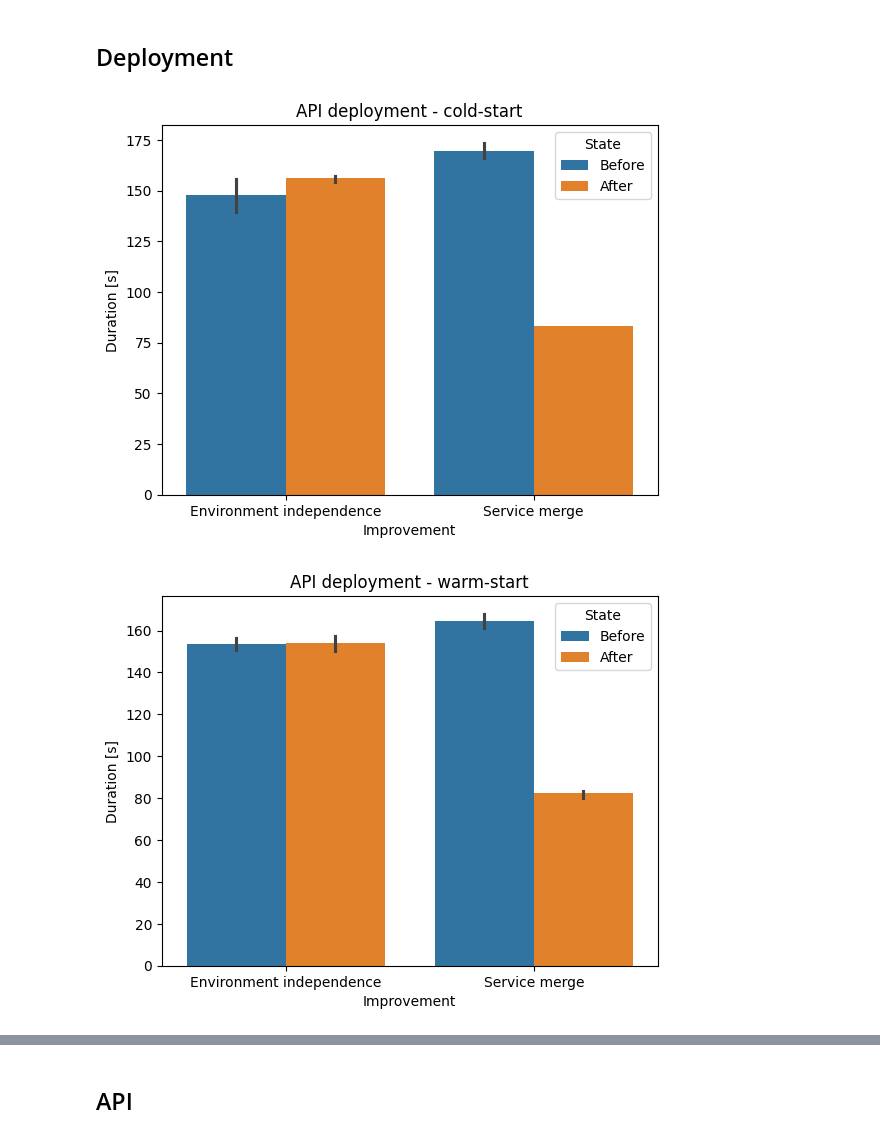
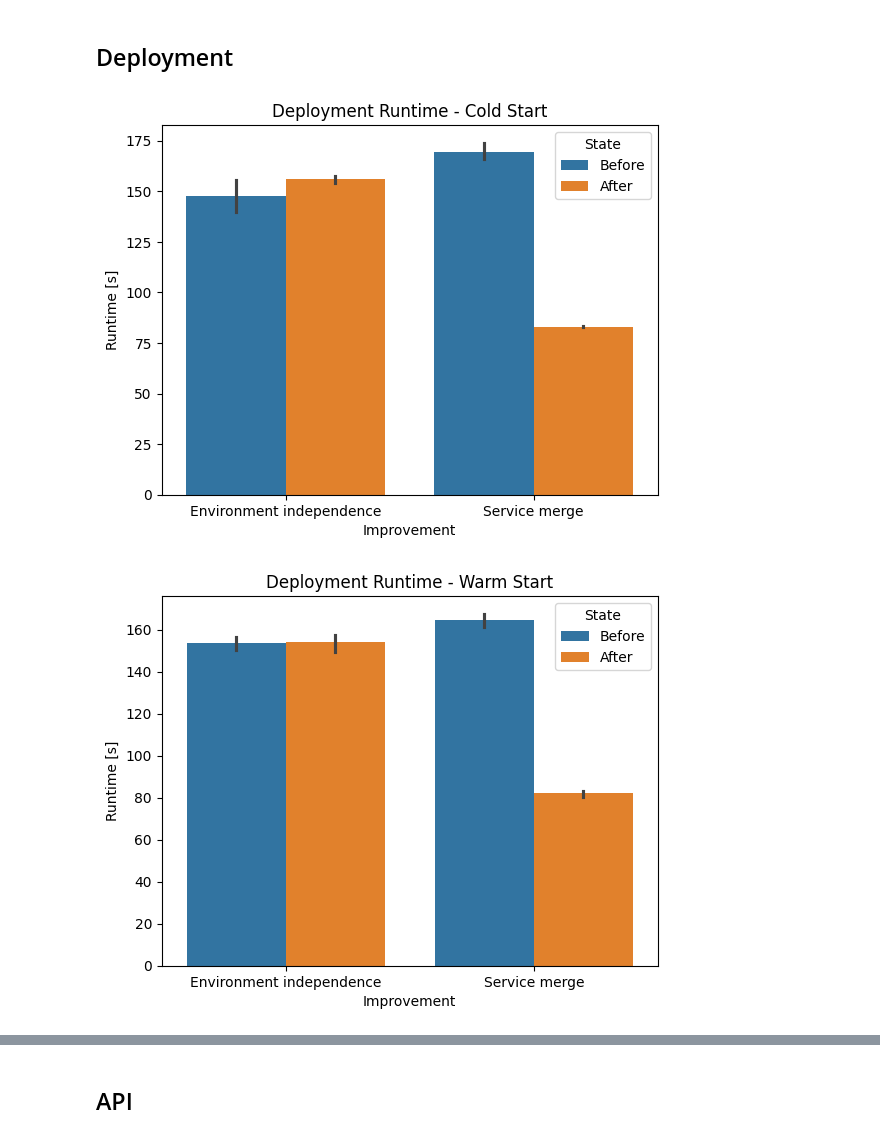
Before and after one commit to tobiasgrantner/bachelors-thesis-notebooks, a Jupyter notebook: runtime/2_visualization.ipynb, the cells around one changed output, grey strips where cells are left out. Drawn from its saved outputs; the diff is of its cells as text; code cells hidden in the pictures.

```diff
--- a/runtime/2_visualization.ipynb
+++ b/runtime/2_visualization.ipynb
@@ -40,20 +40,20 @@ deployment_actions = ["cold-start", "warm-start", "stop", "remove"]
 # %%
 for deployment_action in deployment_actions:
     data = concat_results(
         action=deployment_action,
         states=states,
         directory=DATA_DIR,
     )
     sns.barplot(
         data=data,
         x="Improvement",
         y="Duration",
         hue="State",
     )
-    plt.title(f"API deployment - {deployment_action}")
-    plt.ylabel("Duration [s]")
+    plt.title(f"Deployment Runtime - {deployment_action.replace('-', ' ').title()}")
+    plt.ylabel("Runtime [s]")
     plt.savefig(FIG_DIR / f"deployment-benchmark_{deployment_action}.pdf")
     plt.show()
 # %% [output]
-[figure, old version]
+[figure, new version]
-[figure, old version]
+[figure, new version]
```
Also changed, not shown: parts of 2 cells of this notebook, 12 other files.
